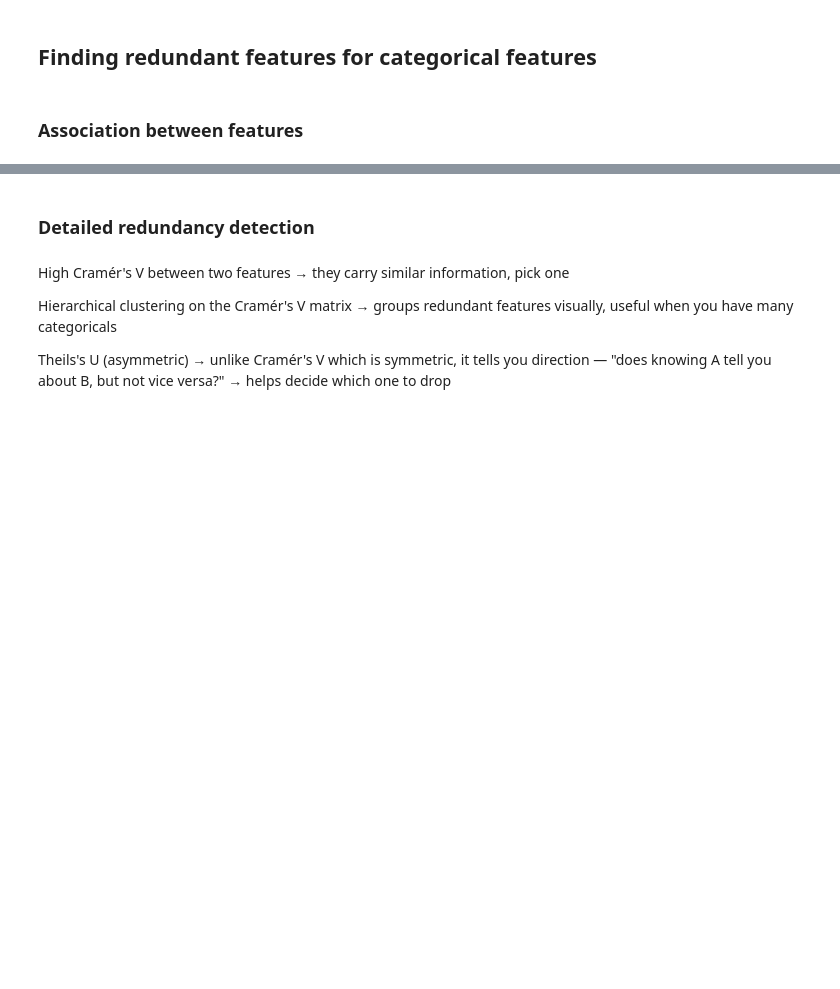
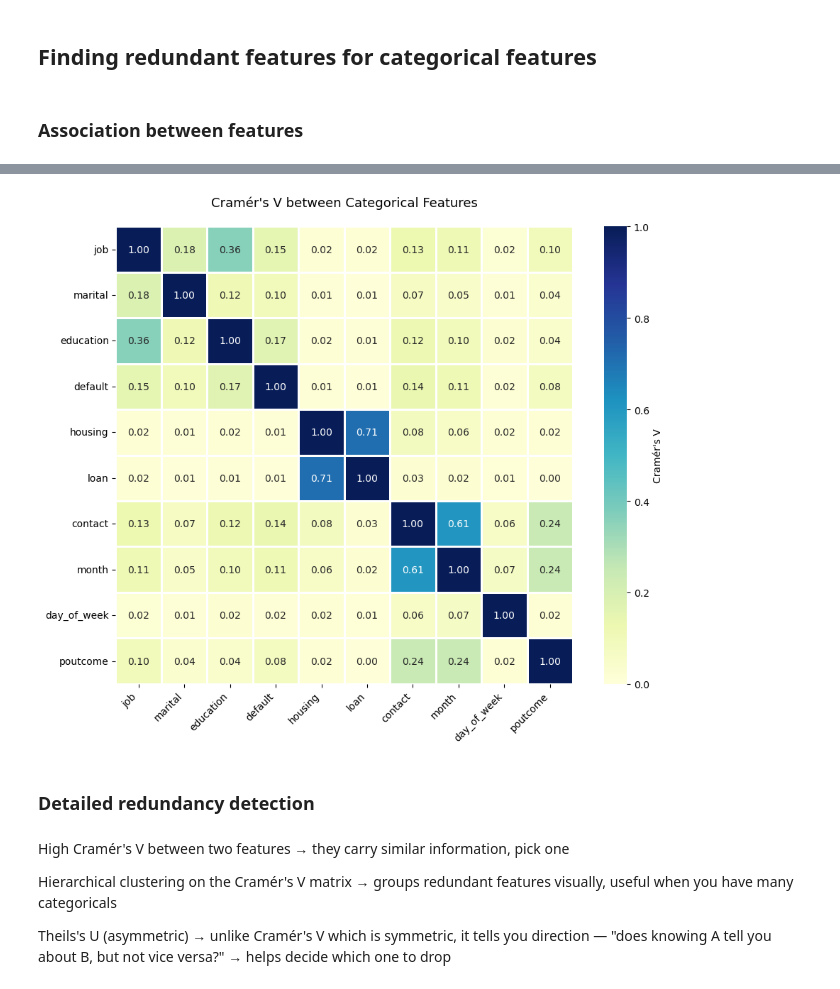
Before and after one commit to ann-yurkevych/MLmodels-, a Jupyter notebook: Portuguese client term deposit subscription/exploration.ipynb, the cells around one changed output, grey strips where cells are left out. Cells and saved outputs as stored; diff of their text form; code cells hidden in the pictures; blank space fills up the shorter version.

```diff
--- a/Portuguese client term deposit subscription/exploration.ipynb
+++ b/Portuguese client term deposit subscription/exploration.ipynb
@@ -444,3 +468,7 @@ correlation_df  = features_correlation_with_target(raw_df, numeric_features, 'y'
+# %%
+matrix = categorical_features_correlation(raw_df, categorical_features)
+# %% [output]
+[figure, added]
 # %% [markdown]
 ### Detailed redundancy detection
 # %% [markdown]
```
Also changed, not shown: parts of 6 cells of this notebook, 2 other files.
